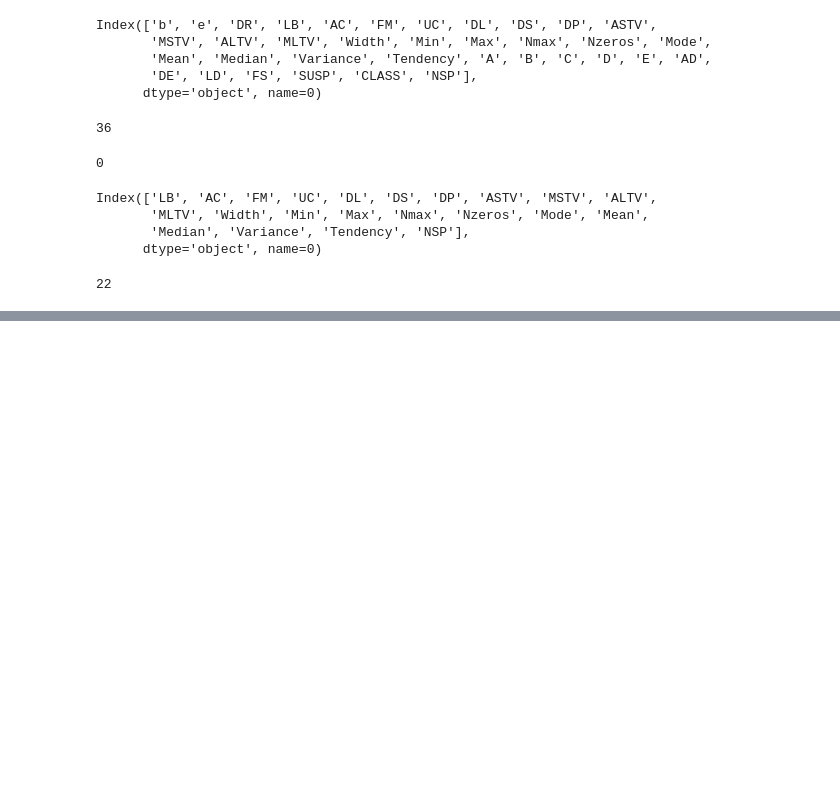
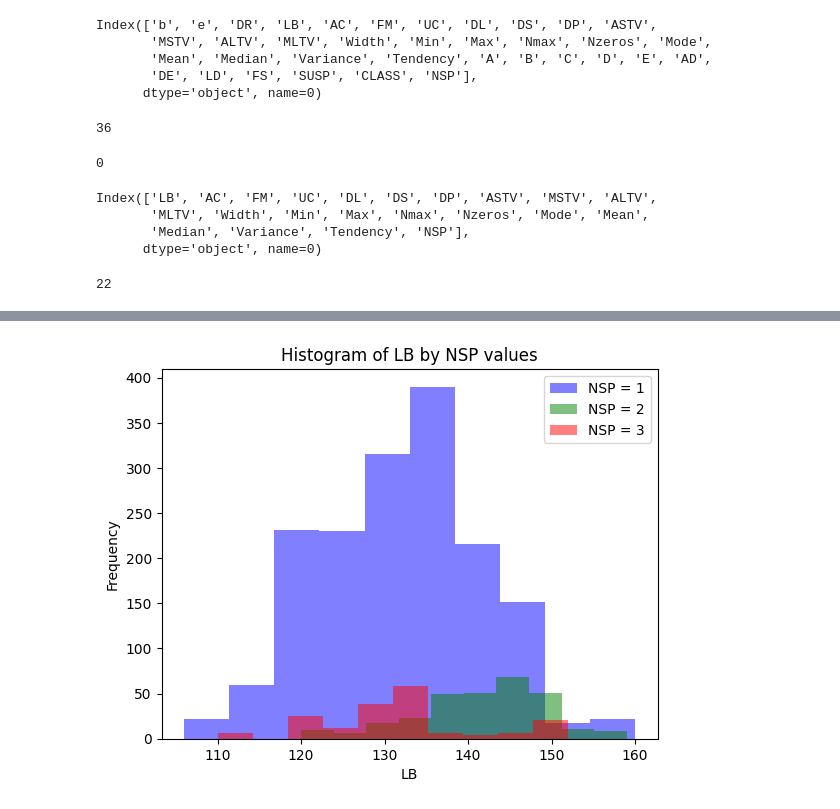
Before and after one commit to dpasierbiewicz/Cardiotocography_Fetus_Classification, a Jupyter notebook: CTG_notebook.ipynb, the cells around one changed output, grey strips where cells are left out. Saved outputs shown, nothing was run; the diff lists cells and outputs as text; code cells hidden in the pictures; blank space fills up the shorter version.

Commit message:
Starting the histograms

```diff
--- a/CTG_notebook.ipynb
+++ b/CTG_notebook.ipynb
@@ -82,0 +110,3 @@ Index(['LB', 'AC', 'FM', 'UC', 'DL', 'DS', 'DP', 'ASTV', 'MSTV', 'ALTV',
+# %%
+df = df.iloc[:-3]
+print(df.tail)
@@ -82,0 +138,27 @@ Index(['LB', 'AC', 'FM', 'UC', 'DL', 'DS', 'DP', 'ASTV', 'MSTV', 'ALTV',
+# %%
+import pandas as pd
+import matplotlib.pyplot as plt
+
+# Load your data (assuming it's already loaded as 'df')
+# Example: df = pd.read_excel('path_to_file.xlsx', sheet_name='Data')
+
+# Filter data based on NSP values
+nsp_1 = df[df['NSP'] == 1]['LB']
+nsp_2 = df[df['NSP'] == 2]['LB']
+nsp_3 = df[df['NSP'] == 3]['LB']
+
+# Plot histograms for LB based on NSP values on the same plot
+plt.hist(nsp_1, bins=10, alpha=0.5, label='NSP = 1', color='blue')
+plt.hist(nsp_2, bins=10, alpha=0.5, label='NSP = 2', color='green')
+plt.hist(nsp_3, bins=10, alpha=0.5, label='NSP = 3', color='red')
+
+# Add labels and legend
+plt.xlabel('LB')
+plt.ylabel('Frequency')
+plt.title('Histogram of LB by NSP values')
+plt.legend()
+
+# Show the plot
+plt.show()
+# %% [output]
+[figure, added]
```
Also changed, not shown: parts of 5 cells of this notebook.
